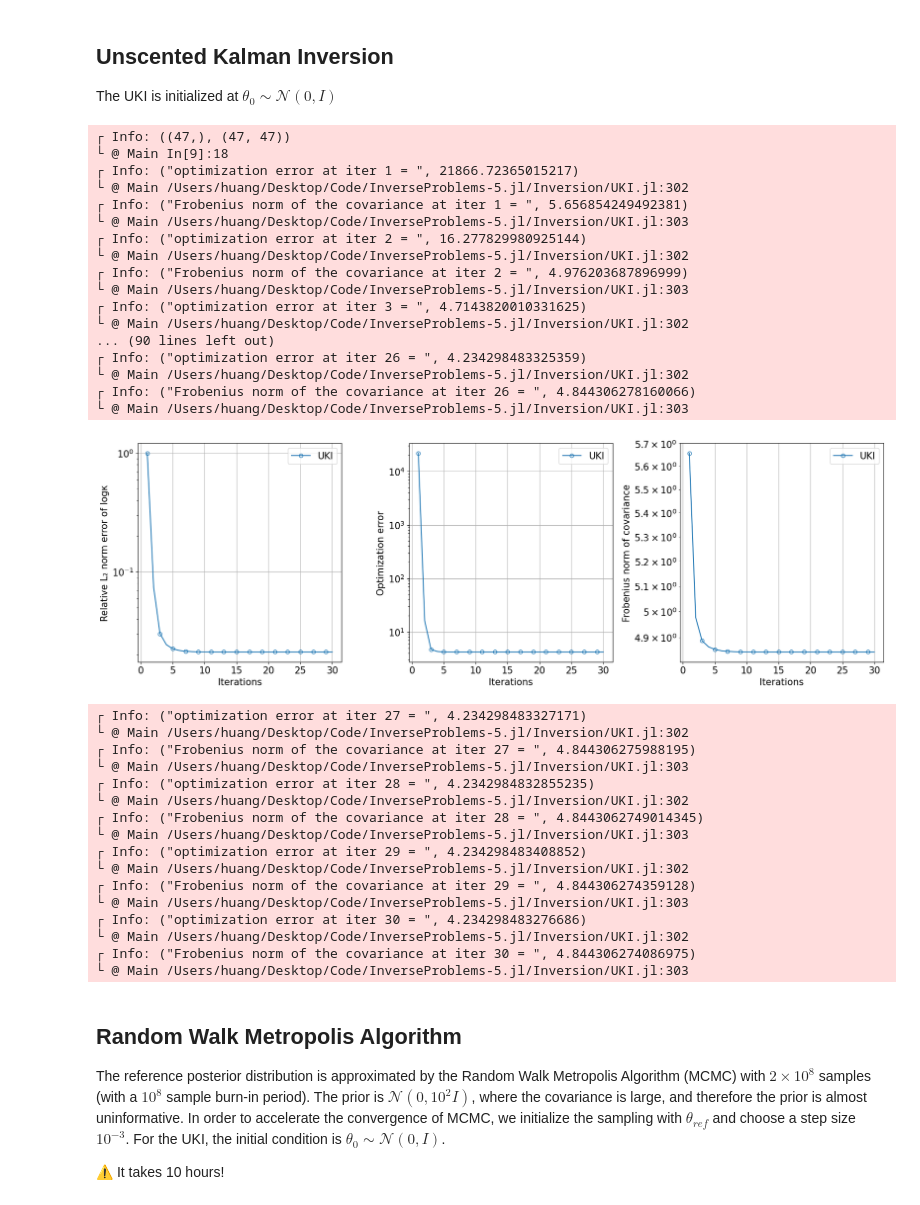
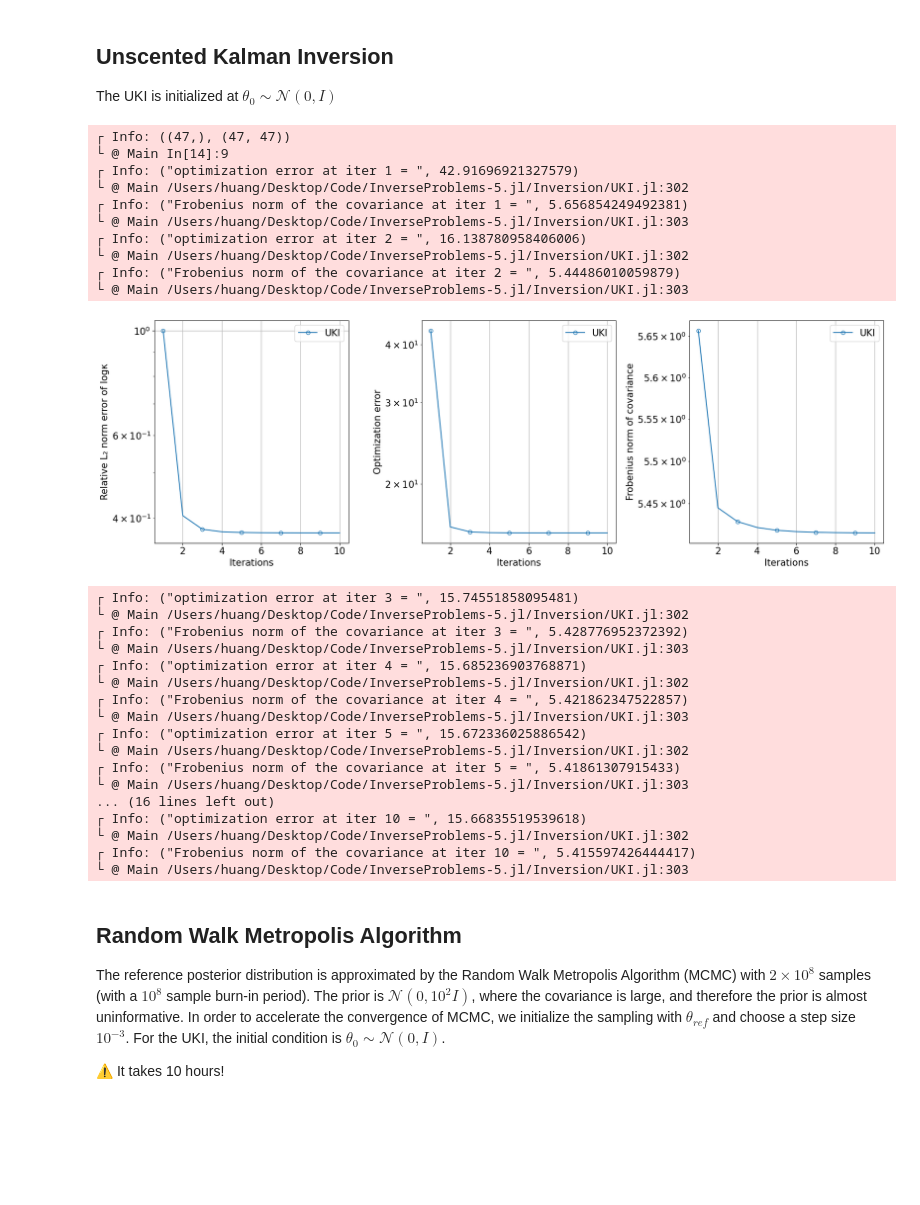
Before and after one commit to Zhengyu-Huang/InverseProblems.jl, a Jupyter notebook: Posterior/Darcy-1D-Run.ipynb, the cells around one changed output. Cells and saved outputs as stored; diff of their text form; code cells hidden in the pictures; blank space fills up the shorter version.

```diff
--- a/Posterior/Darcy-1D-Run.ipynb
+++ b/Posterior/Darcy-1D-Run.ipynb
@@ -142,12 +142,13 @@ N_y = darcy.N_y
 h = solve_Darcy_1D(darcy, κ)
 
 # observation
+ση = 2.0
 y_noiseless = compute_obs(darcy, h)
 y = copy(y_noiseless)
 Random.seed!(123);
 for i = 1:length(y)
     # noise = rand(Normal(0, noise_level*y[i]))
-    noise = rand(Normal(0, 0.1^2))
+    noise = rand(Normal(0, ση^2))
     y[i] += noise
 end
 
@@ -165,7 +166,7 @@ The UKI is initialized at $\theta_0\sim\mathcal{N}(0, I)$
 # %%
 
 
-Σ_η = Array(Diagonal(fill(0.1^2, N_y)))
+Σ_η = Array(Diagonal(fill(ση^2, N_y)))
 Σ0 = Array(Diagonal(fill(1.0^2.0, N_θ)))
 
 aug_y = [y; zeros(Float64, N_θ)]
@@ -189,60 +190,54 @@ for i = 1:N_iter
     errors[2, i] = 0.5*(ukiobj.y_pred[i] - ukiobj.y)'*(ukiobj.Σ_η\(ukiobj.y_pred[i] - ukiobj.y))
     errors[3, i] = norm(ukiobj.θθ_cov[i])
 end
 
 ax1.semilogy(ites, errors[1, :], "-o", fillstyle="none", markevery=2, label= "UKI")
 ax1.set_xlabel("Iterations")
 ax1.set_ylabel("Relative L₂ norm error of logκ")
 ax1.legend()
 ax1.grid(true)
 
 ax2.semilogy(ites, errors[2, :], "-o", fillstyle="none", markevery=2, label= "UKI")
 ax2.set_xlabel("Iterations")
 ax2.set_ylabel("Optimization error")
 ax2.grid(true)
 ax2.legend()
 
 ax3.semilogy(ites, errors[3, :], "-o", fillstyle="none", markevery=2, label= "UKI")
 ax3.set_xlabel("Iterations")
 ax3.set_ylabel("Frobenius norm of covariance")
 ax3.grid(true)
 ax3.legend()
 fig.tight_layout()
 fig.savefig("Darcy-1D-Loss.pdf")
 # %% [output]
 ┌ Info: ((47,), (47, 47))
-└ @ Main In[9]:18
-┌ Info: ("optimization error at iter 1 = ", 21866.72365015217)
+└ @ Main In[14]:9
+┌ Info: ("optimization error at iter 1 = ", 42.91696921327579)
 └ @ Main /Users/huang/Desktop/Code/InverseProblems-5.jl/Inversion/UKI.jl:302
 ┌ Info: ("Frobenius norm of the covariance at iter 1 = ", 5.656854249492381)
 └ @ Main /Users/huang/Desktop/Code/InverseProblems-5.jl/Inversion/UKI.jl:303
-┌ Info: ("optimization error at iter 2 = ", 16.277829980925144)
+┌ Info: ("optimization error at iter 2 = ", 16.138780958406006)
 └ @ Main /Users/huang/Desktop/Code/InverseProblems-5.jl/Inversion/UKI.jl:302
-┌ Info: ("Frobenius norm of the covariance at iter 2 = ", 4.976203687896999)
+┌ Info: ("Frobenius norm of the covariance at iter 2 = ", 5.44486010059879)
 └ @ Main /Users/huang/Desktop/Code/InverseProblems-5.jl/Inversion/UKI.jl:303
-┌ Info: ("optimization error at iter 3 = ", 4.7143820010331625)
-└ @ Main /Users/huang/Desktop/Code/InverseProblems-5.jl/Inversion/UKI.jl:302
-... (90 lines left out)
-┌ Info: ("optimization error at iter 26 = ", 4.234298483325359)
-└ @ Main /Users/huang/Desktop/Code/InverseProblems-5.jl/Inversion/UKI.jl:302
-┌ Info: ("Frobenius norm of the covariance at iter 26 = ", 4.844306278160066)
-└ @ Main /Users/huang/Desktop/Code/InverseProblems-5.jl/Inversion/UKI.jl:303
-[figure, old version]
+[figure, new version]
-┌ Info: ("optimization error at iter 27 = ", 4.234298483327171)
+┌ Info: ("optimization error at iter 3 = ", 15.74551858095481)
 └ @ Main /Users/huang/Desktop/Code/InverseProblems-5.jl/Inversion/UKI.jl:302
-┌ Info: ("Frobenius norm of the covariance at iter 27 = ", 4.844306275988195)
+┌ Info: ("Frobenius norm of the covariance at iter 3 = ", 5.428776952372392)
 └ @ Main /Users/huang/Desktop/Code/InverseProblems-5.jl/Inversion/UKI.jl:303
-┌ Info: ("optimization error at iter 28 = ", 4.2342984832855235)
+┌ Info: ("optimization error at iter 4 = ", 15.685236903768871)
 └ @ Main /Users/huang/Desktop/Code/InverseProblems-5.jl/Inversion/UKI.jl:302
-┌ Info: ("Frobenius norm of the covariance at iter 28 = ", 4.8443062749014345)
+┌ Info: ("Frobenius norm of the covariance at iter 4 = ", 5.421862347522857)
 └ @ Main /Users/huang/Desktop/Code/InverseProblems-5.jl/Inversion/UKI.jl:303
-┌ Info: ("optimization error at iter 29 = ", 4.234298483408852)
+┌ Info: ("optimization error at iter 5 = ", 15.672336025886542)
 └ @ Main /Users/huang/Desktop/Code/InverseProblems-5.jl/Inversion/UKI.jl:302
-┌ Info: ("Frobenius norm of the covariance at iter 29 = ", 4.844306274359128)
+┌ Info: ("Frobenius norm of the covariance at iter 5 = ", 5.41861307915433)
 └ @ Main /Users/huang/Desktop/Code/InverseProblems-5.jl/Inversion/UKI.jl:303
-┌ Info: ("optimization error at iter 30 = ", 4.234298483276686)
+... (16 lines left out)
+┌ Info: ("optimization error at iter 10 = ", 15.66835519539618)
 └ @ Main /Users/huang/Desktop/Code/InverseProblems-5.jl/Inversion/UKI.jl:302
-┌ Info: ("Frobenius norm of the covariance at iter 30 = ", 4.844306274086975)
+┌ Info: ("Frobenius norm of the covariance at iter 10 = ", 5.415597426444417)
 └ @ Main /Users/huang/Desktop/Code/InverseProblems-5.jl/Inversion/UKI.jl:303
 # %% [markdown]
 ## Random Walk Metropolis Algorithm
```
Also changed, not shown: parts of 3 cells of this notebook, 5 other files.
